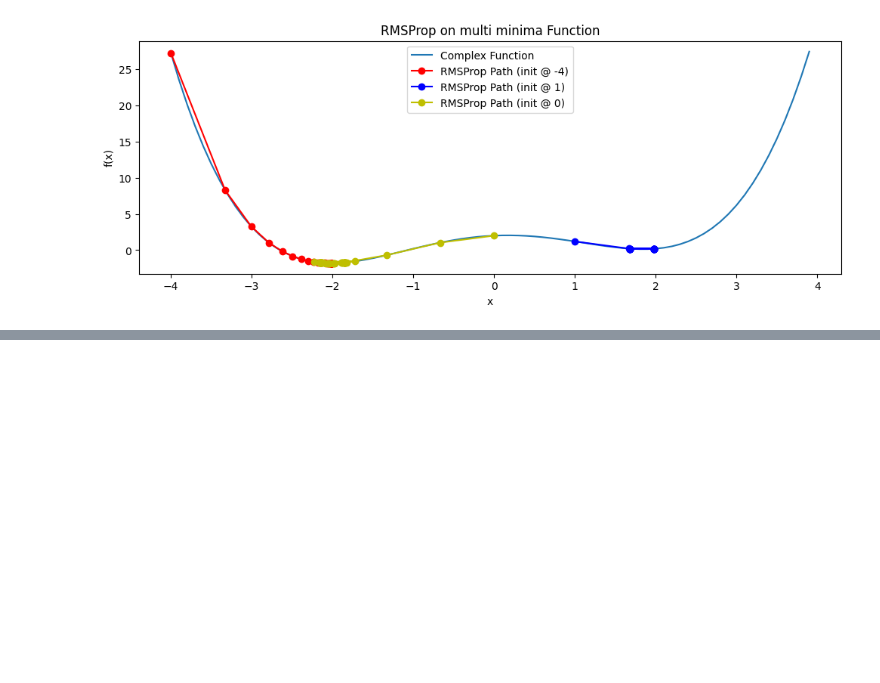
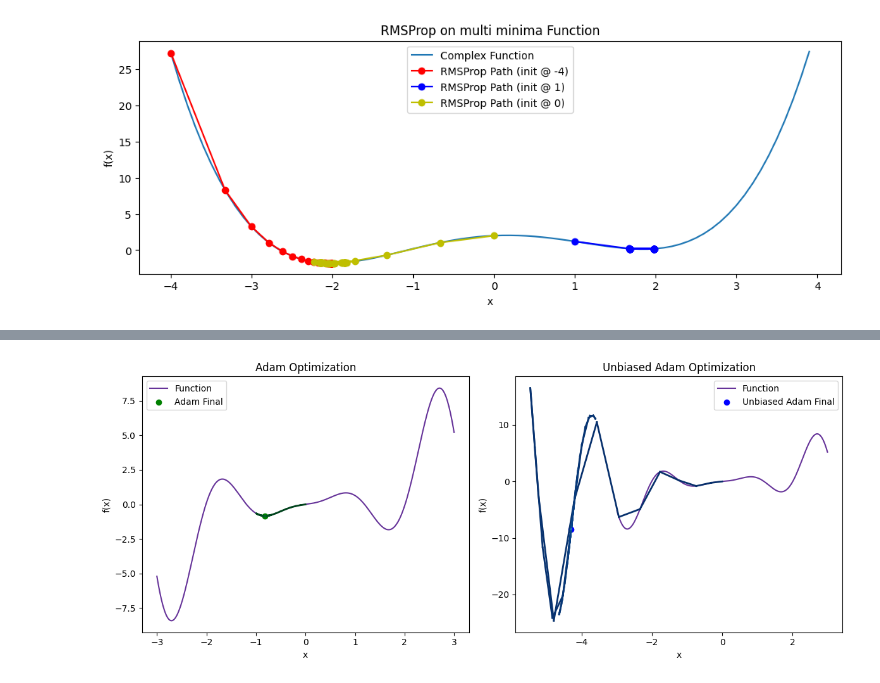
Before and after one commit to KelpFriesOG/ML-Insights, a Jupyter notebook: math_for_ml/lesson_3.ipynb, the cells around one changed output, grey strips where cells are left out. Cells and saved outputs as stored; diff of their text form; code cells hidden in the pictures; blank space fills up the shorter version.

```diff
--- a/math_for_ml/lesson_3.ipynb
+++ b/math_for_ml/lesson_3.ipynb
@@ -514,0 +589,86 @@ $$W_{t + 1} = W_t - \frac{\alpha}{\sqrt{v_t} + \epsilon} \cdot m_t$$
+# %%
+import numpy as np
+import matplotlib.pyplot as plt
+import matplotlib.colors as mcolors
+import matplotlib.cm as cm
+
+# Define the function with multiple local minima
+def f(x):
+    return np.sin(3 * x) * x**2 + 0.5 * x
+
+def df(x):
+    return 3 * np.cos(3 * x) * x**2 + 2 * x * np.sin(3 * x) + 0.5
+
+# Adam parameters
+alpha = 0.1
+beta1 = 0.9
+beta2 = 0.999
+epsilon = 1e-8
+
+# Initialize variables
+x_adam = 0
+x_unbiased = 0
+m_adam, v_adam = 0, 0
+m_unbiased, v_unbiased = 0, 0
+
+# Store paths for visualization
+path_adam = [x_adam]
+path_unbiased = [x_unbiased]
+
+# Perform optimization steps
+for t in range(1000):
+    g = df(x_adam)
+    m_adam = beta1 * m_adam + (1 - beta1) * g
+    v_adam = beta2 * v_adam + (1 - beta2) * g**2
+    m_unbiased = beta1 * m_unbiased + (1 - beta1) * g
+    v_unbiased = beta2 * v_unbiased + (1 - beta2) * g**2
+
+    m_hat = m_adam / (1 - beta1**(t+1))
+    v_hat = v_adam / (1 - beta2**(t+1))
+
+    x_adam -= alpha * m_hat / (np.sqrt(v_hat) + epsilon)
+    x_unbiased -= alpha * m_unbiased / (np.sqrt(v_unbiased) + epsilon)
+
+    path_adam.append(x_adam)
+    path_unbiased.append(x_unbiased)
+
+# Generate x values for function plot
+x_vals = np.linspace(-3, 3, 400)
+y_vals = f(x_vals)
+
+# Convert paths to arrays
+path_adam = np.array(path_adam)
+path_unbiased = np.array(path_unbiased)
+
+# Create colormap for gradient effect
+norm = mcolors.Normalize(vmin=0, vmax=len(path_adam))
+cmap1 = cm.Greens_r
+cmap2 = cm.Blues_r
+
+# Create two subplots for separate visualization
+fig, axes = plt.subplots(1, 2, figsize=(12, 5))
+
+# Plot Adam optimization path
+axes[0].plot(x_vals, y_vals, label='Function', color="rebeccapurple")
+for i in range(len(path_adam) - 1):
+    axes[0].plot(path_adam[i:i+2], f(path_adam[i:i+2]), color=cmap1(norm(i)), lw=2)
+axes[0].scatter([path_adam[-1]], [f(path_adam[-1])], color='green', label='Adam Final')
+axes[0].set_title('Adam Optimization')
+axes[0].set_xlabel('x')
+axes[0].set_ylabel('f(x)')
+axes[0].legend()
+
+# Plot Unbiased Adam optimization path
+axes[1].plot(x_vals, y_vals, label='Function', color="rebeccapurple")
+for i in range(len(path_unbiased) - 1):
+    axes[1].plot(path_unbiased[i:i+2], f(path_unbiased[i:i+2]), color=cmap2(norm(i)), lw=2)
+axes[1].scatter([path_unbiased[-1]], [f(path_unbiased[-1])], color='blue', label='Unbiased Adam Final')
+axes[1].set_title('Unbiased Adam Optimization')
+axes[1].set_xlabel('x')
+axes[1].set_ylabel('f(x)')
+axes[1].legend()
+
+plt.tight_layout()
+plt.show()
+# %% [output]
+[figure, added]
```
Also changed, not shown: parts of 4 cells of this notebook.
